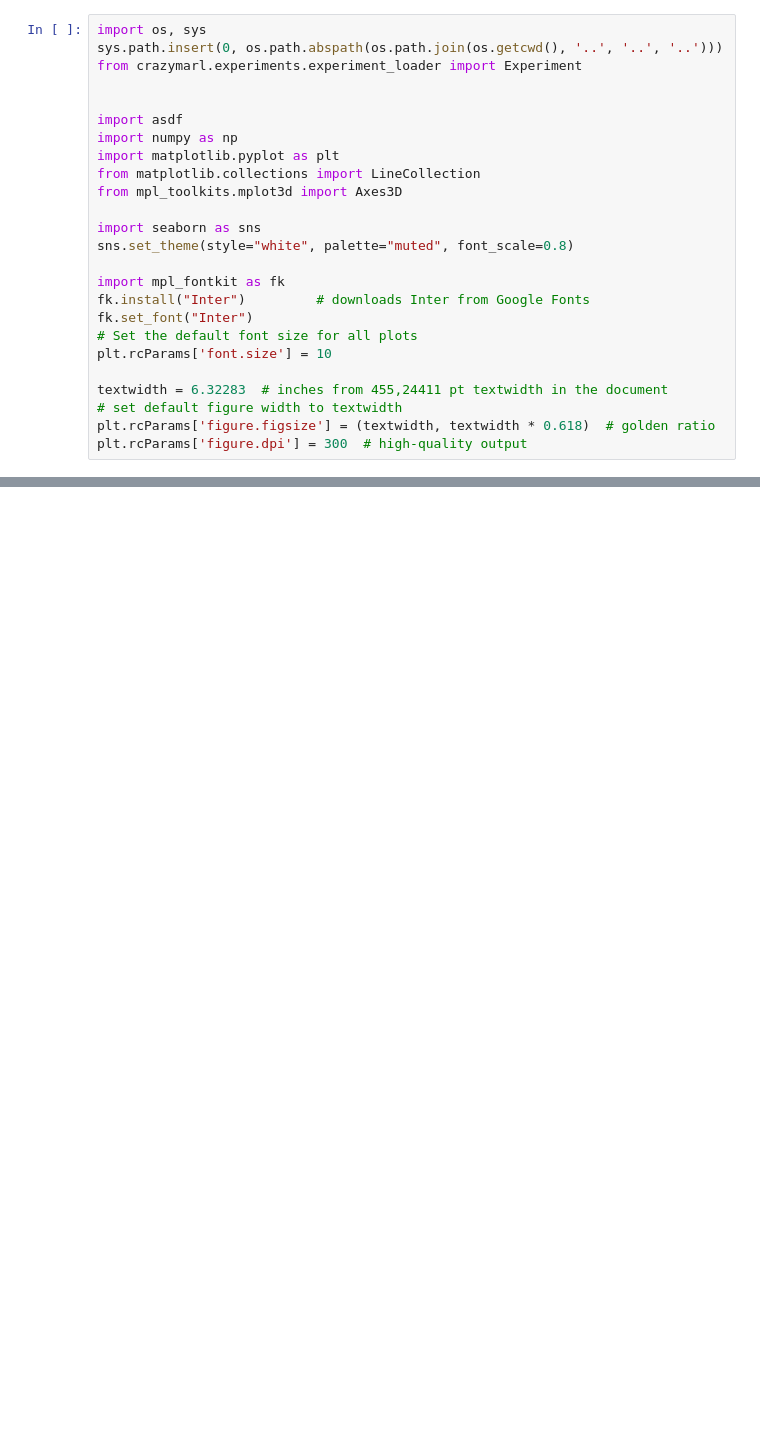
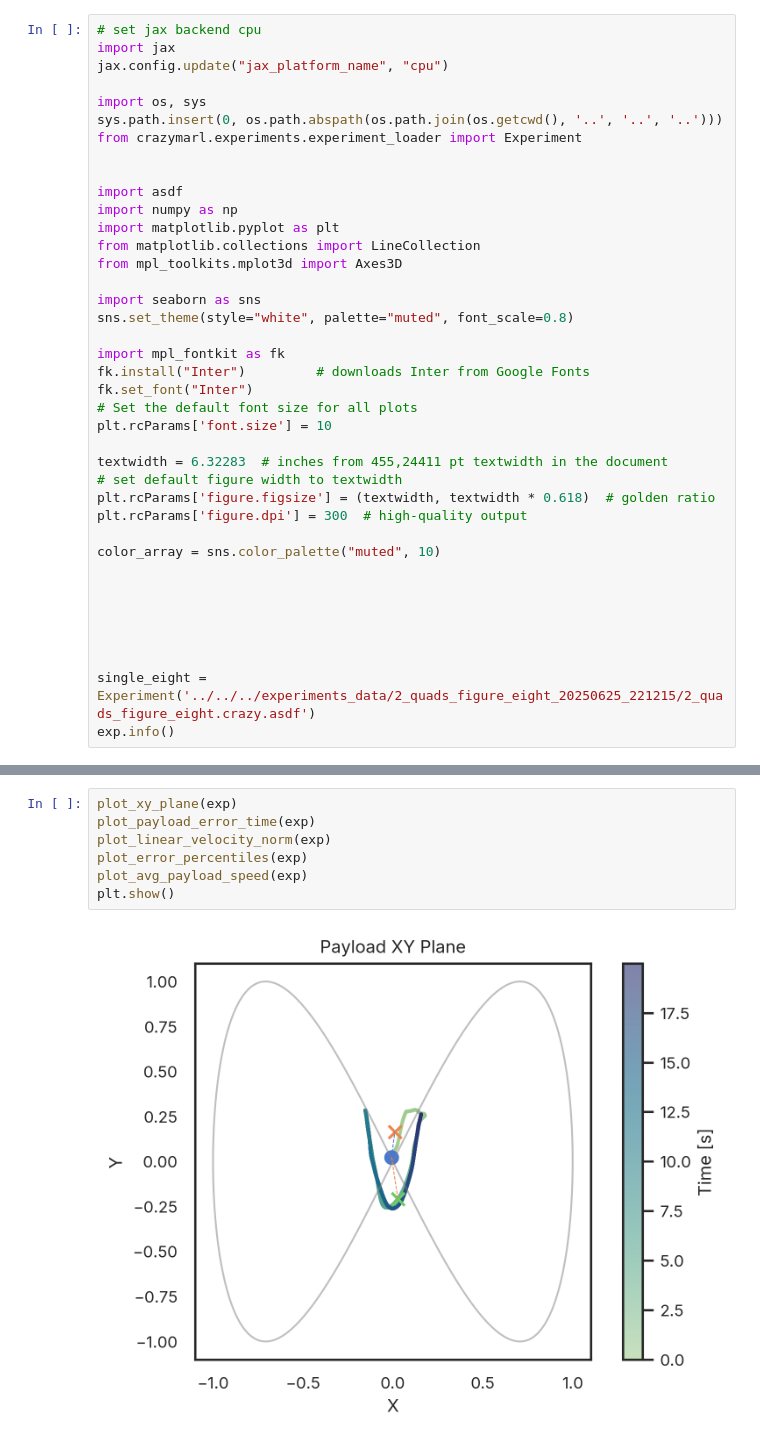
Before and after one commit to viktorlorentz/crazyMARL, a Jupyter notebook: crazymarl/experiments/plots/plotter.ipynb, the cells around one changed output, grey strips where cells are left out. Saved outputs shown, nothing was run; the diff lists cells and outputs as text; blank space fills up the shorter version.

```diff
--- a/crazymarl/experiments/plots/plotter.ipynb
+++ b/crazymarl/experiments/plots/plotter.ipynb
@@ -1,4 +1,8 @@
 # %%
+# set jax backend cpu
+import jax
+jax.config.update("jax_platform_name", "cpu")
+
 import os, sys
 sys.path.insert(0, os.path.abspath(os.path.join(os.getcwd(), '..', '..', '..')))
 from crazymarl.experiments.experiment_loader import Experiment
@@ -23,4 +27,14 @@ textwidth = 6.32283  # inches from 455,24411 pt textwidth in the document
 # set default figure width to textwidth
 plt.rcParams['figure.figsize'] = (textwidth, textwidth * 0.618)  # golden ratio
 plt.rcParams['figure.dpi'] = 300  # high-quality output
+
+color_array = sns.color_palette("muted", 10)
+
+
+
+
+
+
+single_eight = Experiment('../../../experiments_data/2_quads_figure_eight_20250625_221215/2_quads_figure_eight.crazy.asdf')
+exp.info()
 # %% [output]
@@ -136,0 +353,9 @@ TypeError: 'tuple' object is not callable
+# %%
+plot_xy_plane(exp)
+plot_payload_error_time(exp)
+plot_linear_velocity_norm(exp)
+plot_error_percentiles(exp)
+plot_avg_payload_speed(exp)
+plt.show()
+# %% [output]
+[figure, added]
```
Also changed, not shown: parts of 7 cells of this notebook, 4 other files.
